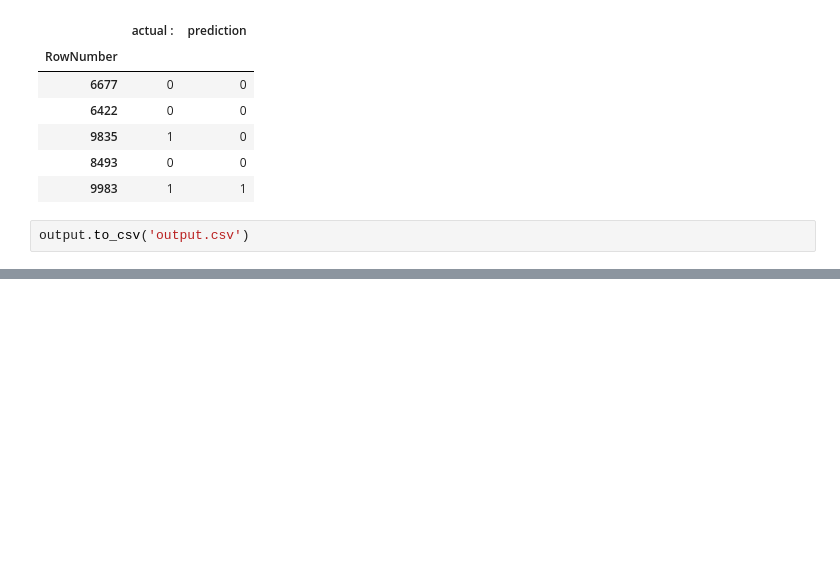
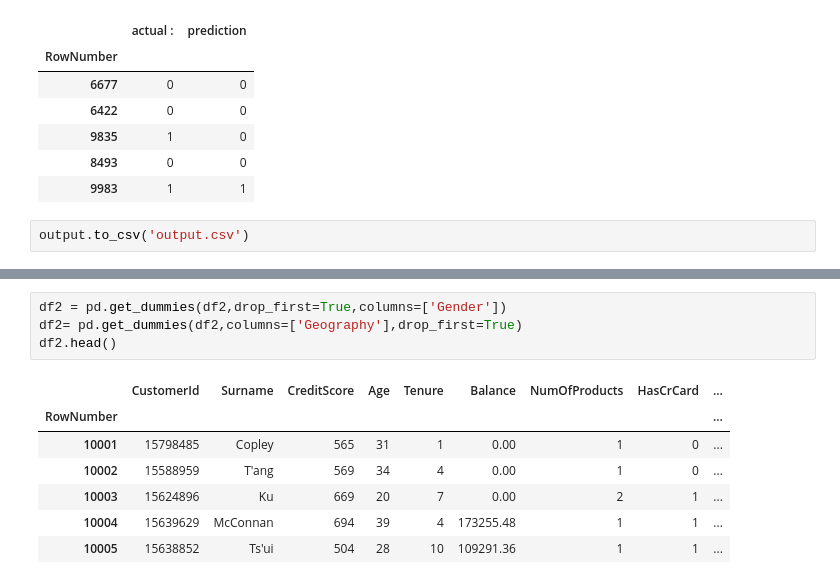
Before and after one commit to AjayJohnAlex/Linear-Regression, a Jupyter notebook: GEO_Demographic_Model.ipynb, the cells around one changed output, grey strips where cells are left out. Cells and saved outputs as stored; diff of their text form; blank space fills up the shorter version.

```diff
--- a/GEO_Demographic_Model.ipynb
+++ b/GEO_Demographic_Model.ipynb
@@ -458,0 +470,12 @@ output.to_csv('output.csv')
+# %%
+df2 = pd.get_dummies(df2,drop_first=True,columns=['Gender'])
+df2= pd.get_dummies(df2,columns=['Geography'],drop_first=True)
+df2.head()
+# %% [output]
+|  | CustomerId | Surname | CreditScore | Age | Tenure | Balance | NumOfProducts | HasCrCard | ... |
+| RowNumber |  |  |  |  |  |  |  |  | ... |
+| 10001 | 15798485 | Copley | 565 | 31 | 1 | 0.00 | 1 | 0 | ... |
+| 10002 | 15588959 | T'ang | 569 | 34 | 4 | 0.00 | 1 | 0 | ... |
+| 10003 | 15624896 | Ku | 669 | 20 | 7 | 0.00 | 2 | 1 | ... |
+| 10004 | 15639629 | McConnan | 694 | 39 | 4 | 173255.48 | 1 | 1 | ... |
+| 10005 | 15638852 | Ts'ui | 504 | 28 | 10 | 109291.36 | 1 | 1 | ... |
```
Also changed, not shown: parts of 22 cells of this notebook.
